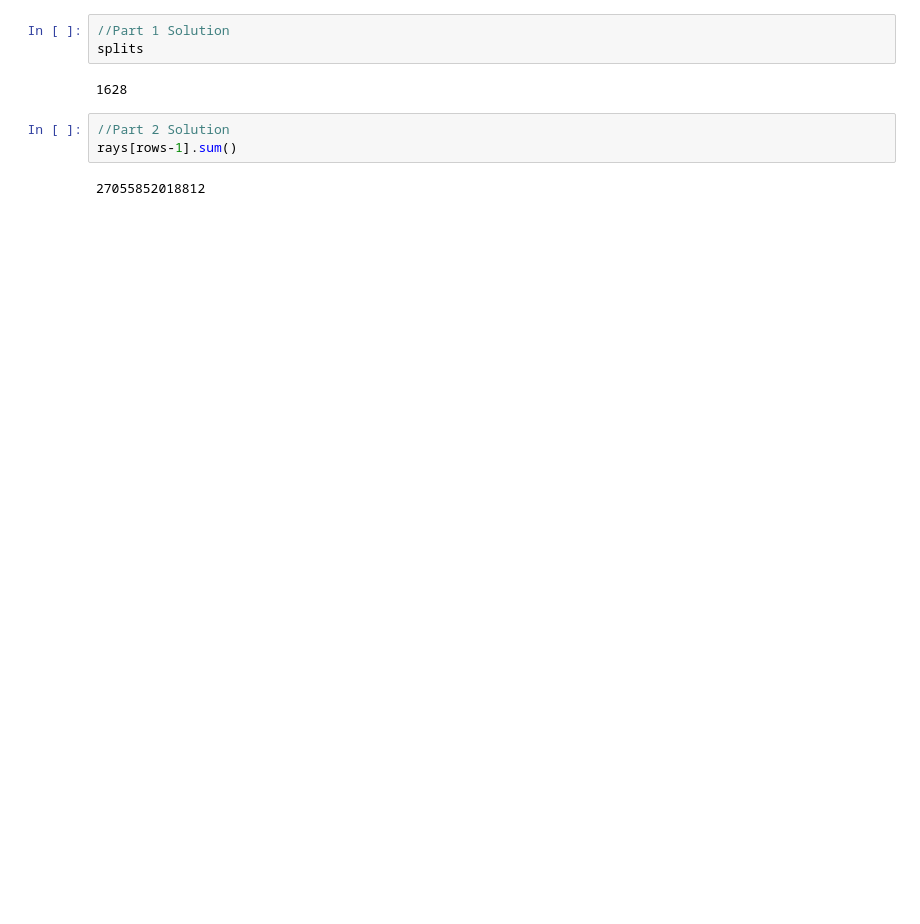
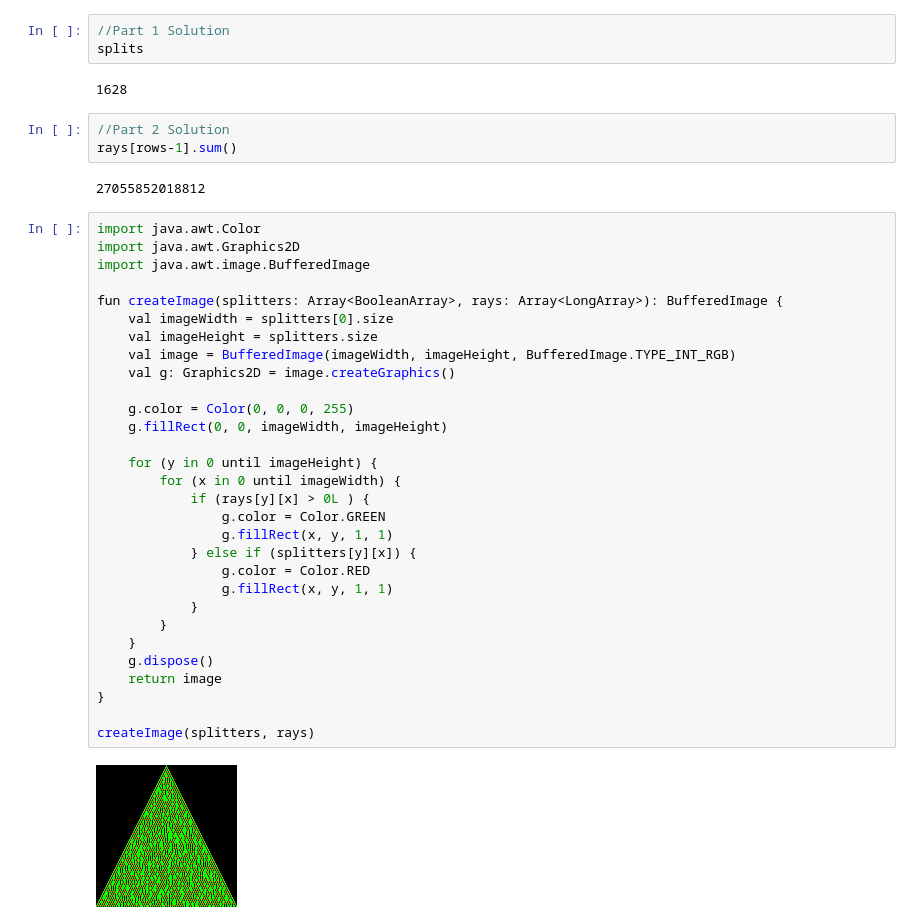
Before and after one commit to mehrmann/advent_of_code_2025, a Jupyter notebook: 07/solve.ipynb, the cells around one changed output. Drawn from its saved outputs; the diff is of its cells as text; blank space fills up the shorter version.

Commit message:
Day 7 visualization

```diff
--- a/07/solve.ipynb
+++ b/07/solve.ipynb
@@ -112,3 +112,35 @@ splits
 rays[rows-1].sum()
 # %% [output]
 27055852018812
+# %%
+import java.awt.Color
+import java.awt.Graphics2D
+import java.awt.image.BufferedImage
+
+fun createImage(splitters: Array<BooleanArray>, rays: Array<LongArray>): BufferedImage {
+    val imageWidth = splitters[0].size
+    val imageHeight = splitters.size
+    val image = BufferedImage(imageWidth, imageHeight, BufferedImage.TYPE_INT_RGB)
+    val g: Graphics2D = image.createGraphics()
+
+    g.color = Color(0, 0, 0, 255)
+    g.fillRect(0, 0, imageWidth, imageHeight)
+
+    for (y in 0 until imageHeight) {
+        for (x in 0 until imageWidth) {
+            if (rays[y][x] > 0L ) {
+                g.color = Color.GREEN
+                g.fillRect(x, y, 1, 1)
+            } else if (splitters[y][x]) {
+                g.color = Color.RED
+                g.fillRect(x, y, 1, 1)
+            }
+        }
+    }
+    g.dispose()
+    return image
+}
+
+createImage(splitters, rays)
+# %% [output]
+[figure, added]
```
